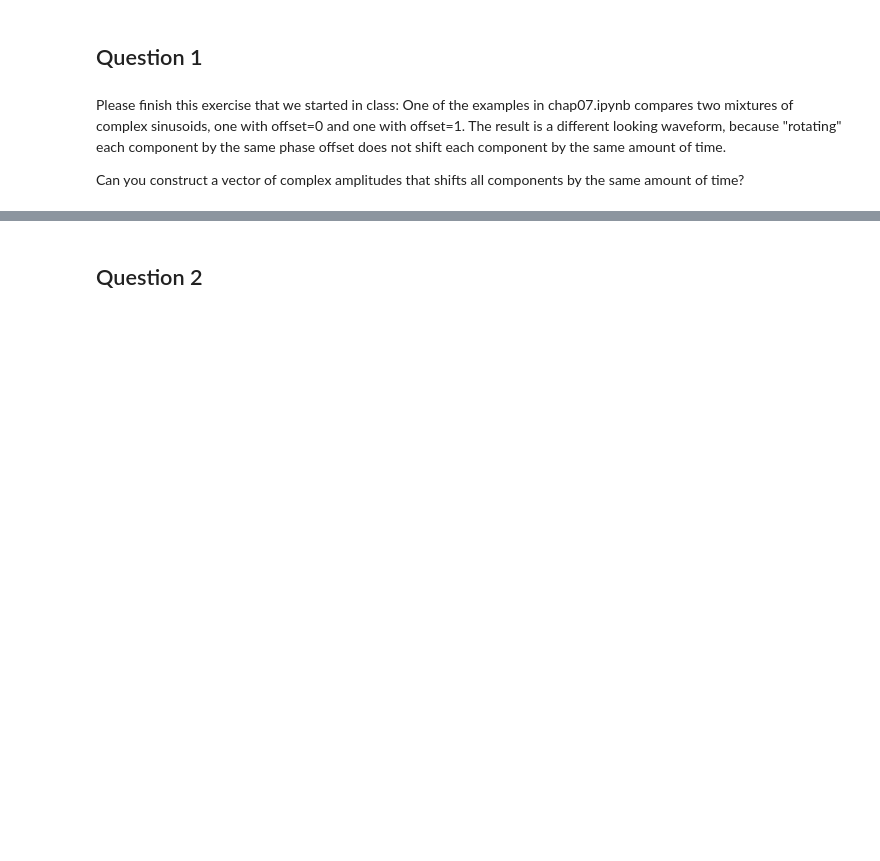
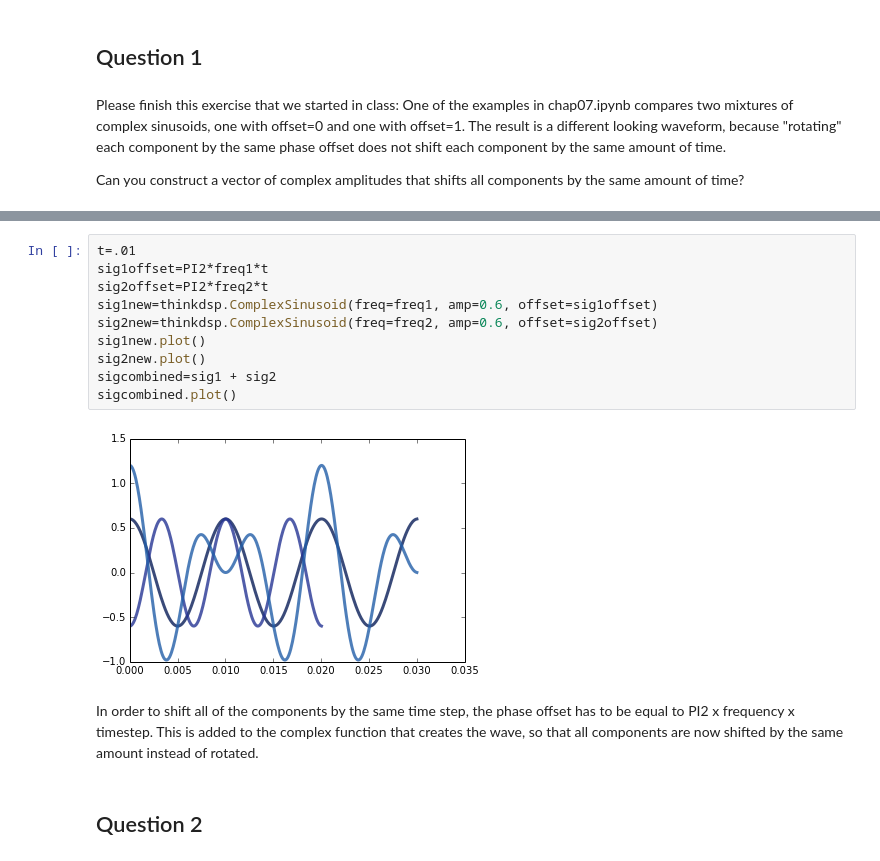
Before and after one commit to acrease77/ThinkDSP, a Jupyter notebook: code/acrease_PS04.ipynb, the cells around one changed output, grey strips where cells are left out. Drawn from its saved outputs; the diff is of its cells as text; blank space fills up the shorter version.

```diff
--- a/code/acrease_PS04.ipynb
+++ b/code/acrease_PS04.ipynb
@@ -25,3 +48,17 @@ Can you construct a vector of complex amplitudes that shifts all components by t
+# %%
+t=.01
+sig1offset=PI2*freq1*t
+sig2offset=PI2*freq2*t
+sig1new=thinkdsp.ComplexSinusoid(freq=freq1, amp=0.6, offset=sig1offset)
+sig2new=thinkdsp.ComplexSinusoid(freq=freq2, amp=0.6, offset=sig2offset)
+sig1new.plot()
+sig2new.plot()
+sigcombined=sig1 + sig2
+sigcombined.plot()
+# %% [output]
+[figure, added]
+# %% [markdown]
+In order to shift all of the components by the same time step, the phase offset has to be equal to PI2 x frequency x timestep. This is added to the complex function that creates the wave, so that all components are now shifted by the same amount instead of rotated.
 # %% [markdown]
 ## Question 2
 # %% [markdown]
```
Also changed, not shown: parts of 15 cells of this notebook.
